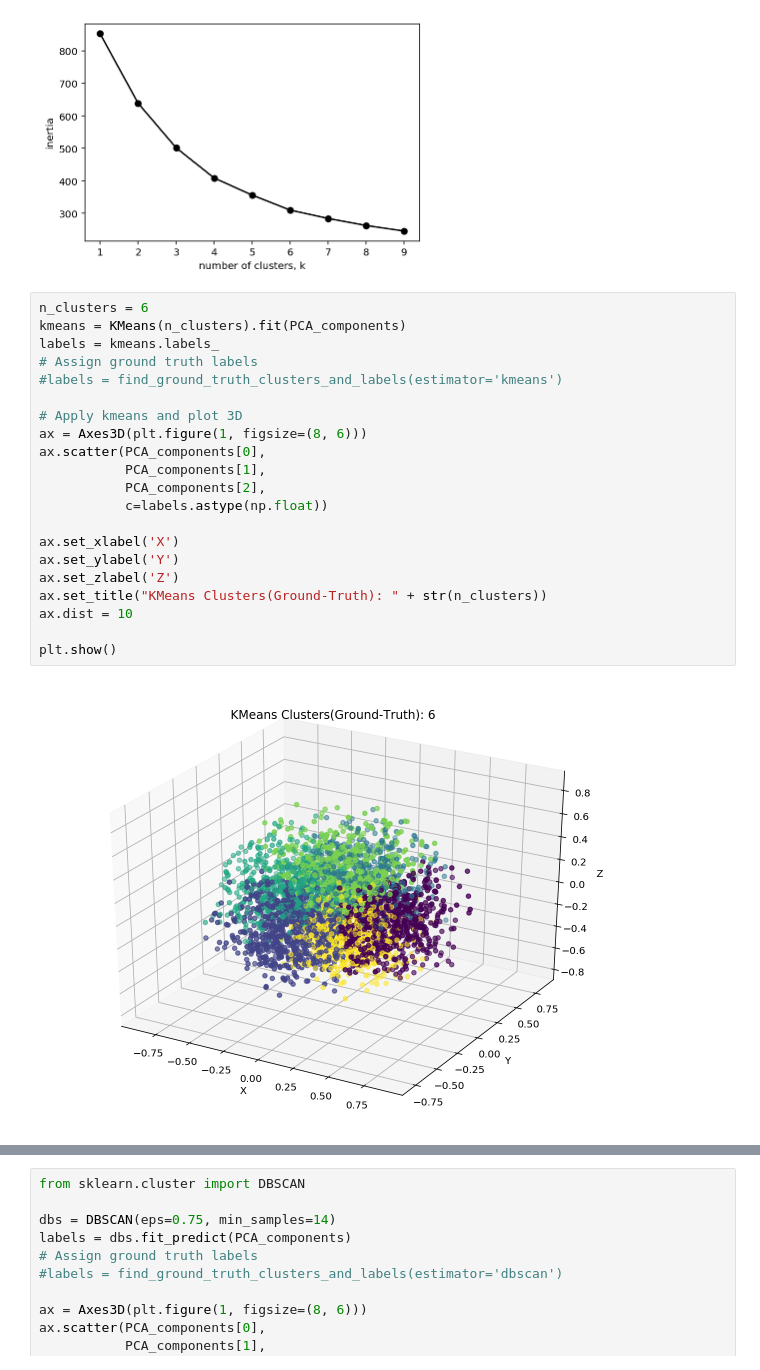
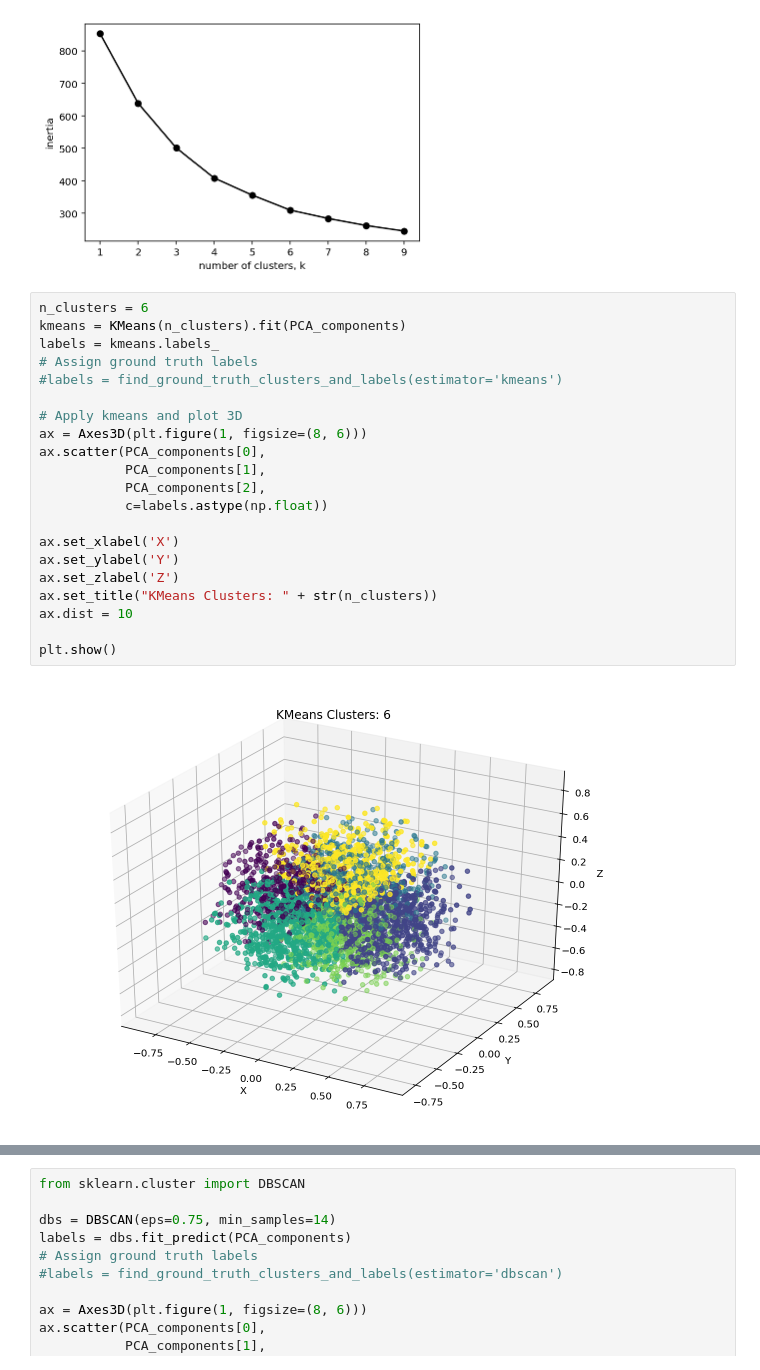
Before and after one commit to ustundag/2D-3D-Semantics, a Jupyter notebook: main_PCA_KMeans_DBSCAN.ipynb, the cells around one changed output, grey strips where cells are left out. Cells and saved outputs as stored; diff of their text form.

```diff
--- a/main_PCA_KMeans_DBSCAN.ipynb
+++ b/main_PCA_KMeans_DBSCAN.ipynb
@@ -116,25 +116,25 @@ plt.show()
 # %%
 n_clusters = 6
 kmeans = KMeans(n_clusters).fit(PCA_components)
 labels = kmeans.labels_
 # Assign ground truth labels
 #labels = find_ground_truth_clusters_and_labels(estimator='kmeans')
 
 # Apply kmeans and plot 3D
 ax = Axes3D(plt.figure(1, figsize=(8, 6)))
 ax.scatter(PCA_components[0],
            PCA_components[1],
            PCA_components[2],
            c=labels.astype(np.float))
 
 ax.set_xlabel('X')
 ax.set_ylabel('Y')
 ax.set_zlabel('Z')
-ax.set_title("KMeans Clusters(Ground-Truth): " + str(n_clusters))
+ax.set_title("KMeans Clusters: " + str(n_clusters))
 ax.dist = 10
 
 plt.show()
 # %% [output]
-[figure, old version]
+[figure, new version]
 # %% [markdown]
 ### DBSCAN Analysis
```
Also changed, not shown: parts of 2 cells of this notebook.
